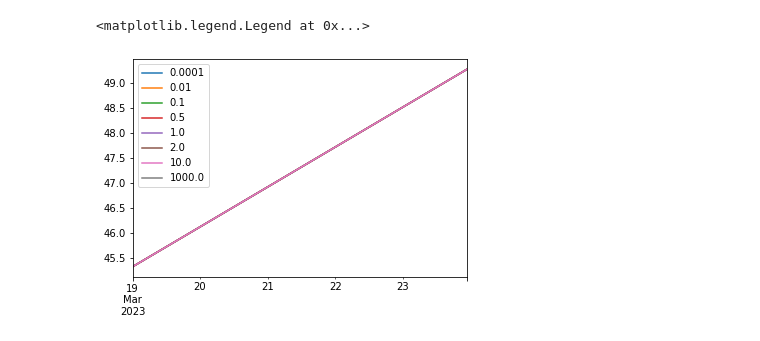
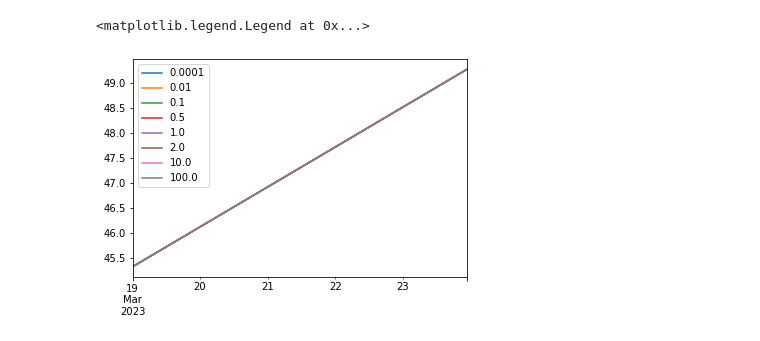
Before and after one commit to tpberntsen/curves, a Jupyter notebook: samples/python/scratchpads/hyperbolic_tension_spline_scratchpad.ipynb, the cells around one changed output. Cells and saved outputs as stored; diff of their text form; code cells hidden in the pictures.

```diff
--- a/samples/python/scratchpads/hyperbolic_tension_spline_scratchpad.ipynb
+++ b/samples/python/scratchpads/hyperbolic_tension_spline_scratchpad.ipynb
@@ -38,19 +38,19 @@ ax.legend(tensions)
-# %%
-intercept = 45.7
-daily_slope = 0.8
-num_curve_points = 5
-
-daily_index = pd.period_range(start='2023-03-19', periods = num_curve_points, freq='D')
-daily_prices = [intercept + daily_slope * i for i in range(num_curve_points)]
-daily_curve = pd.Series(data=daily_prices, index=daily_index)
-
-tensions = [0.0001, 0.01, 0.1, 0.5, 1.0, 2.0, 10.0, 1000.0]
-
-for tension in tensions:
-    hourly_curve, _ = hyperbolic_tension_spline(daily_curve, freq='H', tension=tension)
-    ax = hourly_curve.plot(legend=True)
-
-ax.legend(tensions)
-# %% [output]
-<matplotlib.legend.Legend at 0x...>
-[figure, removed]
+# %%
+intercept = 45.7
+daily_slope = 0.8
+num_curve_points = 5
+
+daily_index = pd.period_range(start='2023-03-19', periods = num_curve_points, freq='D')
+daily_prices = [intercept + daily_slope * i for i in range(num_curve_points)]
+daily_curve = pd.Series(data=daily_prices, index=daily_index)
+
+tensions = [0.0001, 0.01, 0.1, 0.5, 1.0, 2.0, 10.0, 100.0]
+
+for tension in tensions:
+    hourly_curve, _ = hyperbolic_tension_spline(daily_curve, freq='H', tension=tension)
+    ax = hourly_curve.plot(legend=True)
+
+ax.legend(tensions)
+# %% [output]
+<matplotlib.legend.Legend at 0x...>
+[figure, added]
```
Also changed, not shown: parts of 1 cell of this notebook.
